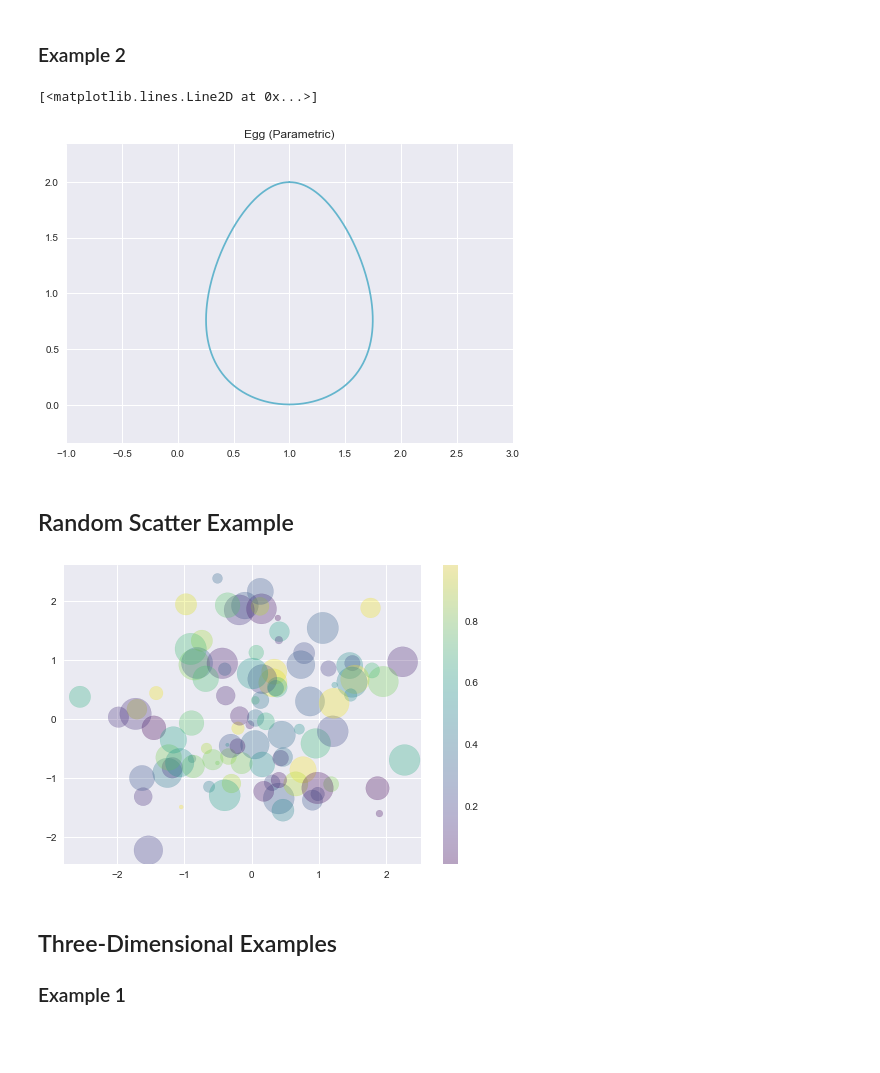
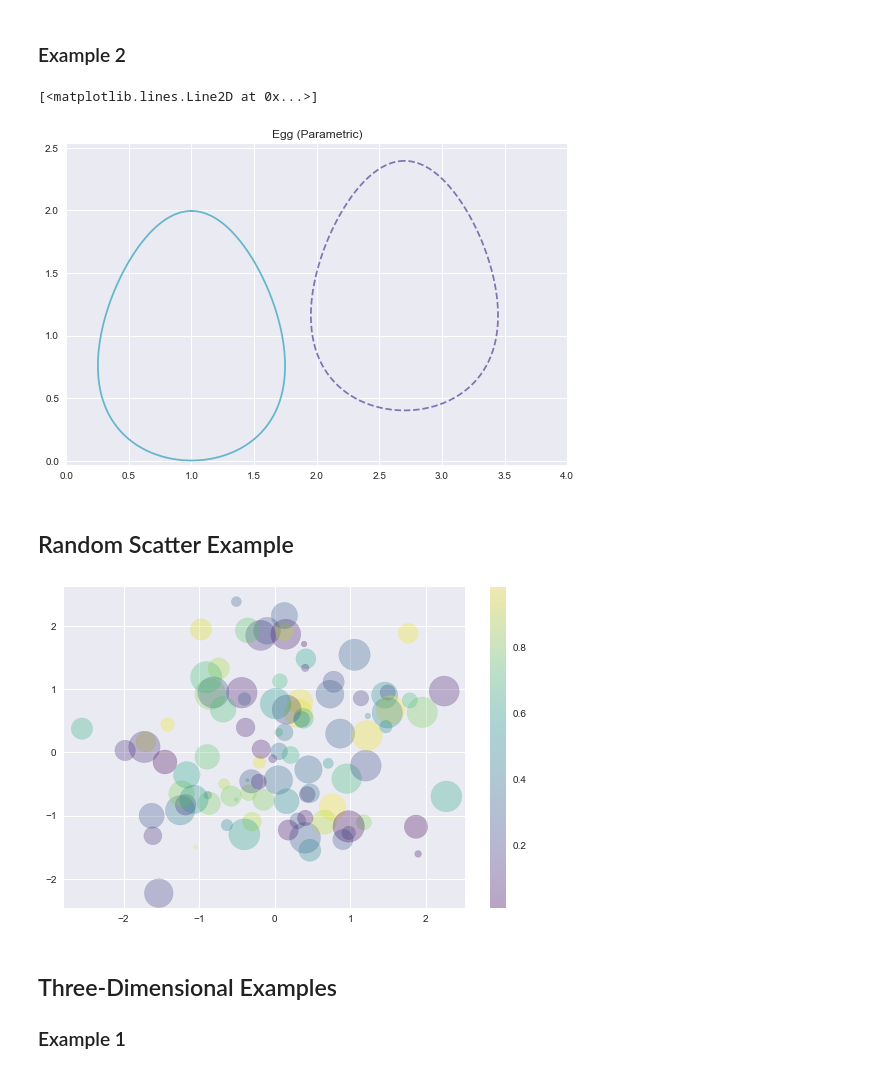
Before and after one commit to Moaaz-Mahmoud/Library-Demos, a Jupyter notebook: matplotlib_demo.ipynb, the cells around one changed output. Saved outputs shown, nothing was run; the diff lists cells and outputs as text; code cells hidden in the pictures; blank space fills up the shorter version.

Commit message:
Added some more plots

```diff
--- a/matplotlib_demo.ipynb
+++ b/matplotlib_demo.ipynb
@@ -49,19 +49,21 @@ plt.plot([-0.2, 0.2], [1.2]*2, color=color)
 # %%
 plt.title('Egg (Parametric)')
 plt.axis('equal')
 plt.style.use('seaborn')
-plt.axis([-1, 3, -1, 3])
+plt.axis([0, 4, -0.5, 3])
 
 t = np.linspace(-np.pi, np.pi, 400)
 a = 0.83
 b = 1
+
 x = 0.9 * a * np.sin(t + np.sin(t)/4) + b
 y = 1 - 1.2 * a * np.cos(t)
 
 plt.plot(x, y, '-c')
+plt.plot(x+1.7, y+0.4, '--m') #Translated
 # %% [output]
 [<matplotlib.lines.Line2D at 0x...>]
-[figure, old version]
+[figure, new version]
 # %% [markdown]
 ## Random Scatter Example
 # %%
@@ -70,11 +72,10 @@ x = rng.randn(100)
 y = rng.randn(100)
 colors = rng.rand(100)
 sizes = 1000 * rng.rand(100)
-plt.scatter(x, y, c=colors, s=sizes, alpha=0.3,
-cmap='viridis')
+plt.scatter(x, y, c=colors, s=sizes, alpha=0.3, cmap='viridis')
 plt.colorbar(); # show color scale
 # %% [output]
-[figure, old version]
+[figure, new version]
 # %% [markdown]
 ## Three-Dimensional Examples
 ### Example 1
```
Also changed, not shown: parts of 27 cells of this notebook.
